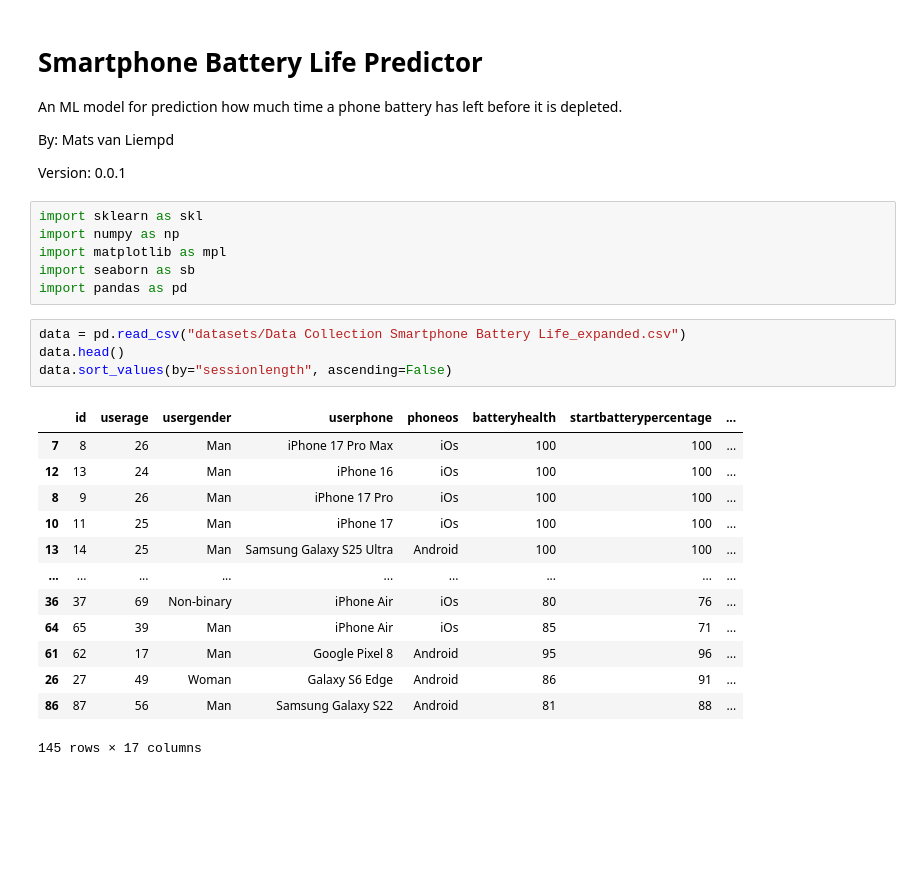
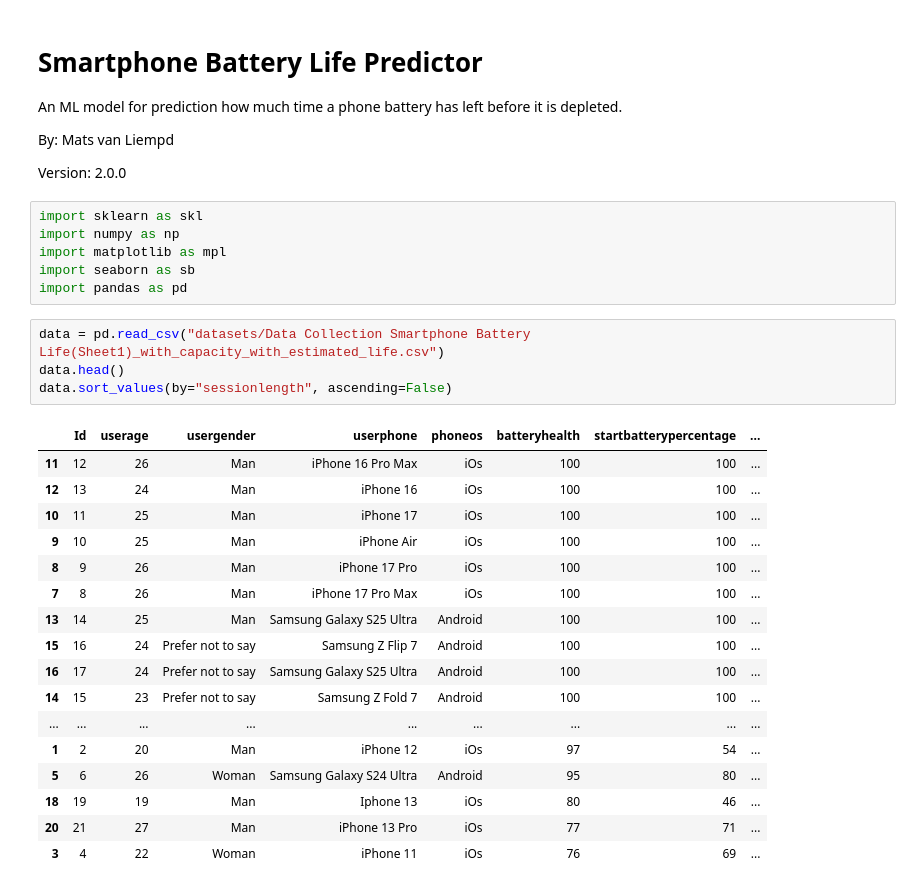
Before and after one commit to toent/Phone-Battery-Life-Predictor, a Jupyter notebook: BatteryLifePredictor.ipynb, the cells around one changed output. Saved outputs shown, nothing was run; the diff lists cells and outputs as text; blank space fills up the shorter version.

```diff
--- a/BatteryLifePredictor.ipynb
+++ b/BatteryLifePredictor.ipynb
@@ -4,7 +4,7 @@ An ML model for prediction how much time a phone battery has left before it is d
 
 By: Mats van Liempd
 
-Version: 0.0.1
+Version: 2.0.0
 # %%
 import sklearn as skl
 import numpy as np
@@ -12,22 +12,26 @@ import matplotlib as mpl
 import seaborn as sb
 import pandas as pd
 # %%
-data = pd.read_csv("datasets/Data Collection Smartphone Battery Life_expanded.csv")
+data = pd.read_csv("datasets/Data Collection Smartphone Battery Life(Sheet1)_with_capacity_with_estimated_life.csv")
 data.head()
 data.sort_values(by="sessionlength", ascending=False)
 # %% [output]
-|  | id | userage | usergender | userphone | phoneos | batteryhealth | startbatterypercentage | ... |
+|  | Id | userage | usergender | userphone | phoneos | batteryhealth | startbatterypercentage | ... |
+| 11 | 12 | 26 | Man | iPhone 16 Pro Max | iOs | 100 | 100 | ... |
+| 12 | 13 | 24 | Man | iPhone 16 | iOs | 100 | 100 | ... |
+| 10 | 11 | 25 | Man | iPhone 17 | iOs | 100 | 100 | ... |
+| 9 | 10 | 25 | Man | iPhone Air | iOs | 100 | 100 | ... |
+| 8 | 9 | 26 | Man | iPhone 17 Pro | iOs | 100 | 100 | ... |
 | 7 | 8 | 26 | Man | iPhone 17 Pro Max | iOs | 100 | 100 | ... |
-| 12 | 13 | 24 | Man | iPhone 16 | iOs | 100 | 100 | ... |
-| 8 | 9 | 26 | Man | iPhone 17 Pro | iOs | 100 | 100 | ... |
-| 10 | 11 | 25 | Man | iPhone 17 | iOs | 100 | 100 | ... |
 | 13 | 14 | 25 | Man | Samsung Galaxy S25 Ultra | Android | 100 | 100 | ... |
+| 15 | 16 | 24 | Prefer not to say | Samsung Z Flip 7 | Android | 100 | 100 | ... |
+| 16 | 17 | 24 | Prefer not to say | Samsung Galaxy S25 Ultra | Android | 100 | 100 | ... |
+| 14 | 15 | 23 | Prefer not to say | Samsung Z Fold 7 | Android | 100 | 100 | ... |
 | ... | ... | ... | ... | ... | ... | ... | ... | ... |
-| 36 | 37 | 69 | Non-binary | iPhone Air | iOs | 80 | 76 | ... |
-| 64 | 65 | 39 | Man | iPhone Air | iOs | 85 | 71 | ... |
-| 61 | 62 | 17 | Man | Google Pixel 8 | Android | 95 | 96 | ... |
-| 26 | 27 | 49 | Woman | Galaxy S6 Edge | Android | 86 | 91 | ... |
-| 86 | 87 | 56 | Man | Samsung Galaxy S22 | Android | 81 | 88 | ... |
+| 1 | 2 | 20 | Man | iPhone 12 | iOs | 97 | 54 | ... |
+| 5 | 6 | 26 | Woman | Samsung Galaxy S24 Ultra | Android | 95 | 80 | ... |
+| 18 | 19 | 19 | Man | Iphone 13 | iOs | 80 | 46 | ... |
+| 20 | 21 | 27 | Man | iPhone 13 Pro | iOs | 77 | 71 | ... |
+| 3 | 4 | 22 | Woman | iPhone 11 | iOs | 76 | 69 | ... |
-145 rows × 17 columns
 # %%
 df = pd.DataFrame(data)
```
Also changed, not shown: parts of 23 cells of this notebook, 9 other files.
